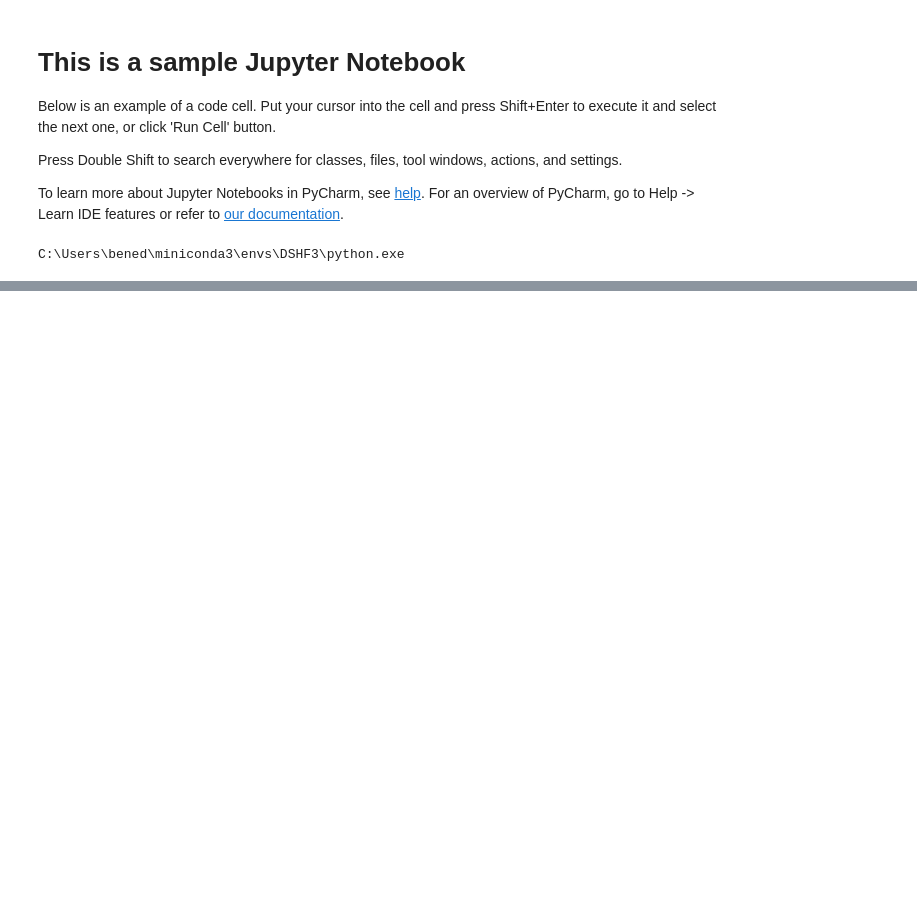
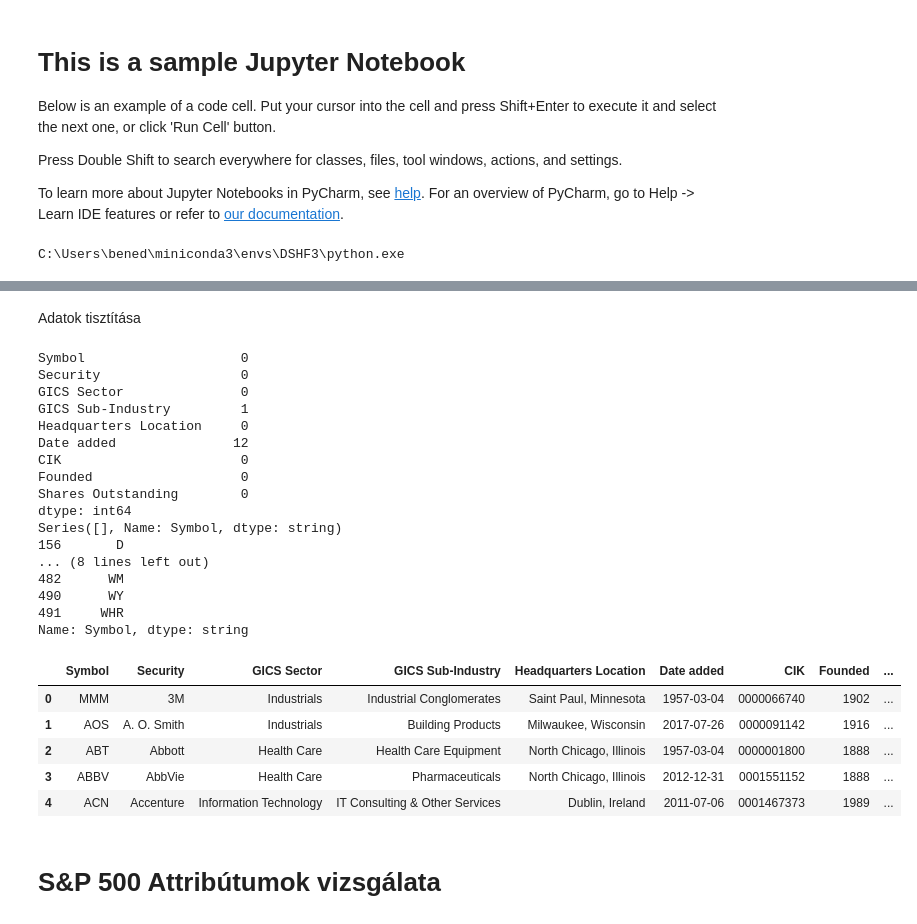
Before and after one commit to Bb1164/Data-Science-HF, a Jupyter notebook: sample.ipynb, the cells around one changed output, grey strips where cells are left out. Saved outputs shown, nothing was run; the diff lists cells and outputs as text; code cells hidden in the pictures; blank space fills up the shorter version.

```diff
--- a/sample.ipynb
+++ b/sample.ipynb
@@ -188,0 +122,55 @@ dtype: int64
+# %%
+sp500 = sp500_companies1
+# %% [markdown]
+Adatok tisztítása
+# %%
+text_cols = ['Symbol', 'Security', 'GICS Sector', 'GICS Sub-Industry', 'Headquarters Location']
+for col in text_cols:
+    sp500[col] = sp500[col].astype('string').str.strip()
+
+sp500['Date added'] = pd.to_datetime(sp500['Date added'], errors='coerce')
+
+sp500['CIK'] = sp500['CIK'].astype(str).str.zfill(10)
+
+import re
+def extract_year(x):
+    if pd.isna(x):
+        return pd.NA
+    years = [int(y) for y in re.findall(r'(\d{4})', str(x))]
+    return min(years) if years else pd.NA
+
+sp500['Founded'] = sp500['Founded'].apply(extract_year)
+sp500['Founded'] = pd.to_numeric(sp500['Founded'], errors='coerce')
+
+
+
+print(sp500.isna().sum())
+print(sp500[sp500["Founded"].isna()].Symbol)
+print(sp500[sp500["Date added"].isna()].Symbol)
+sp500.head()
+# %% [output]
+Symbol                    0
+Security                  0
+GICS Sector               0
+GICS Sub-Industry         1
+Headquarters Location     0
+Date added               12
+CIK                       0
+Founded                   0
+Shares Outstanding        0
+dtype: int64
+Series([], Name: Symbol, dtype: string)
+156       D
+... (8 lines left out)
+482      WM
+490      WY
+491     WHR
+Name: Symbol, dtype: string
+|  | Symbol | Security | GICS Sector | GICS Sub-Industry | Headquarters Location | Date added | CIK | Founded | ... |
+| 0 | MMM | 3M | Industrials | Industrial Conglomerates | Saint Paul, Minnesota | 1957-03-04 | 0000066740 | 1902 | ... |
+| 1 | AOS | A. O. Smith | Industrials | Building Products | Milwaukee, Wisconsin | 2017-07-26 | 0000091142 | 1916 | ... |
+| 2 | ABT | Abbott | Health Care | Health Care Equipment | North Chicago, Illinois | 1957-03-04 | 0000001800 | 1888 | ... |
+| 3 | ABBV | AbbVie | Health Care | Pharmaceuticals | North Chicago, Illinois | 2012-12-31 | 0001551152 | 1888 | ... |
+| 4 | ACN | Accenture | Information Technology | IT Consulting & Other Services | Dublin, Ireland | 2011-07-06 | 0001467373 | 1989 | ... |
+# %% [markdown]
+# S&P 500 Attribútumok vizsgálata
```
Also changed, not shown: parts of 32 cells of this notebook.
